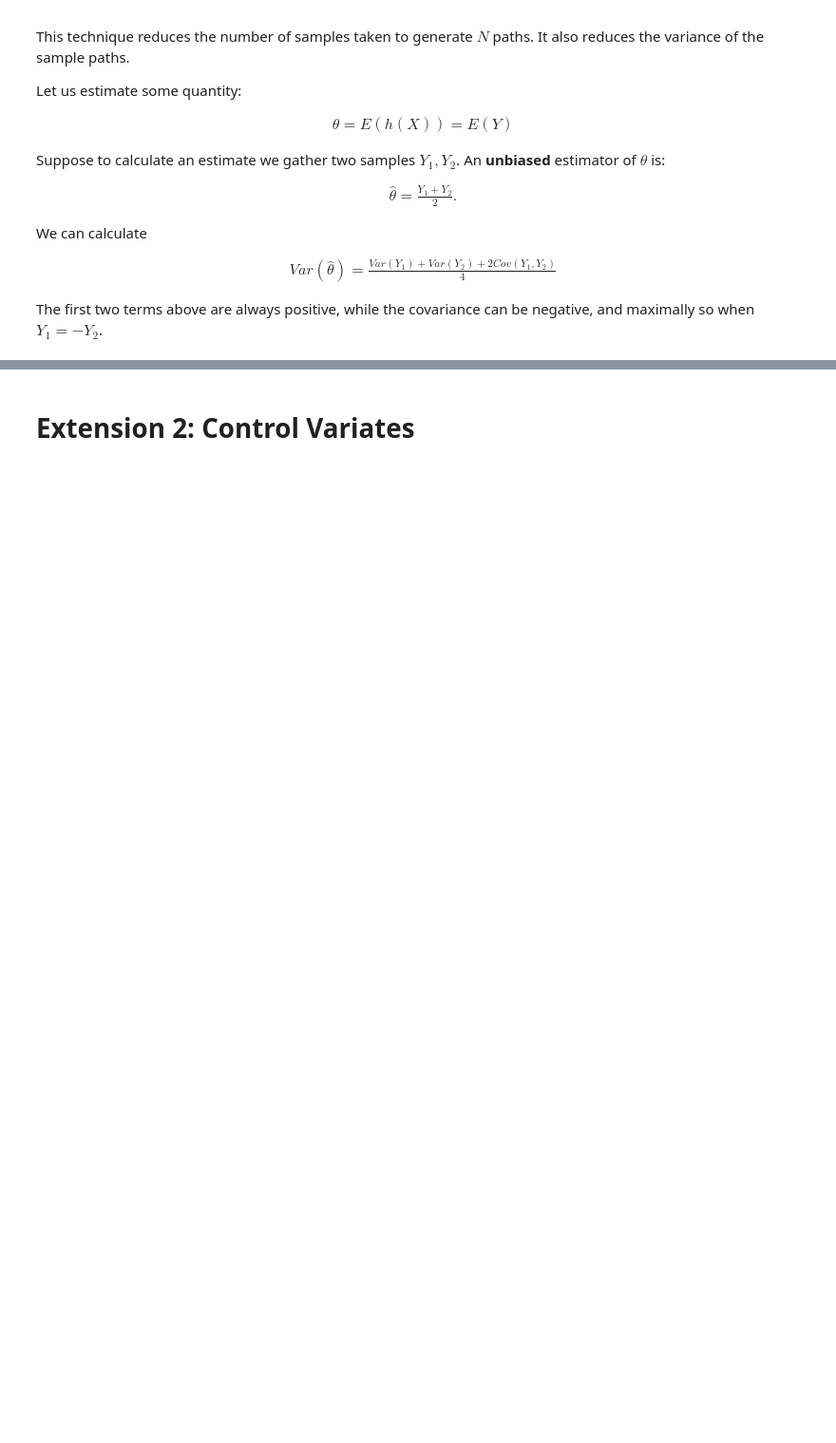
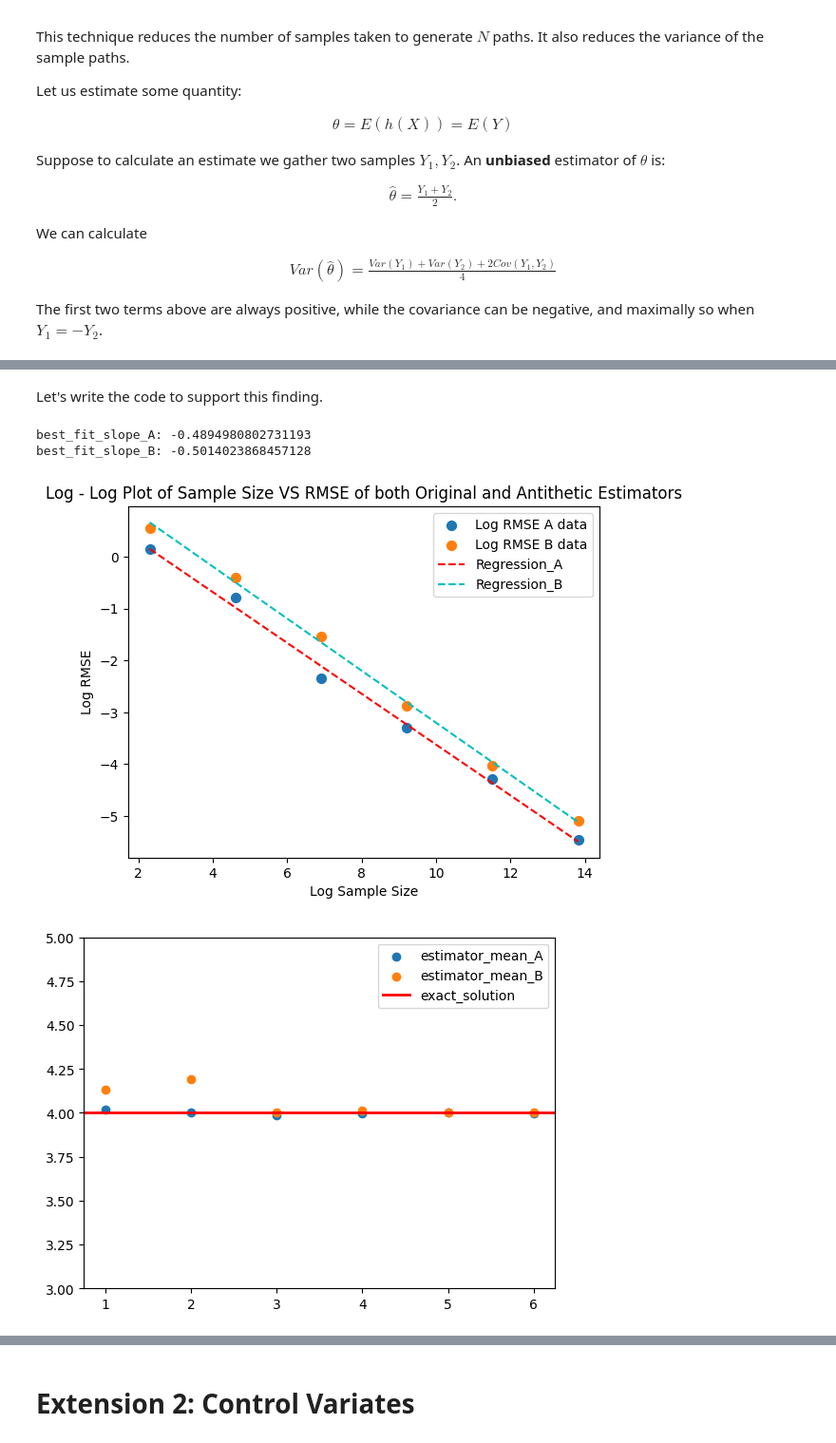
Before and after one commit to jlopez8/monte_carlo_lab, a Jupyter notebook: experiments/building_distributions.ipynb, the cells around one changed output, grey strips where cells are left out. Shown at 95% size. Saved outputs shown, nothing was run; the diff lists cells and outputs as text; code cells hidden in the pictures; blank space fills up the shorter version.

```diff
--- a/experiments/building_distributions.ipynb
+++ b/experiments/building_distributions.ipynb
@@ -123,7 +123,7 @@ for sample_size in log_sample_size:
     estimator_sdev.append(estimator_sdev_)
     estimator_rmse.append(estimator_rmse_)
 # %%
-# Compare against Theory
+# Compare against theory.
 
 # MC theory says:
 # Error proportional to 1/sqrt(N)
@@ -132,7 +132,7 @@ for sample_size in log_sample_size:
 # Using estimated output data, estimate the fit.
 from numpy.polynomial import Polynomial
 
-x_data = np.log(log_sample_size)
+x_data = np.log(log_sample_sizes)
 y_data = np.log(estimator_rmse)
 best_fit_line = Polynomial.fit(x_data, y_data, deg=1)
 
@@ -144,7 +144,7 @@ plt.figure()
 plt.scatter(x_data, y_data, s=50, label="Log RMSE data");
 plt.plot(x_data, list(map(lambda x: best_fit_slope * x + y_intercept, x_data)), color="red", linestyle="--", label="Linregression");
 
-plt.title("Log - Log Plot of sample size versus RMSE" "\n" r"Estimator $\mu_N  = \frac{1}{N} \sum_{i=1}^N X_i^2$");
+plt.title("Log - Log Plot of sample size VS RMSE" "\n" r"Estimator $\mu_N  = \frac{1}{N} \sum_{i=1}^N X_i^2$");
 plt.ylabel("Log RMSE");
 plt.xlabel("Log Sample Size");
 plt.legend();
@@ -152,7 +152,7 @@ plt.legend();
 
 # Plot the actual values compared to the mean.
 plt.figure()
-x_space = [np.log10(x) for x in log_sample_size]
+x_space = [np.log10(x) for x in log_sample_sizes]
 plt.scatter(x_space, estimator_mean);
 plt.axhline(y=sigma ** 2, color="red", linestyle="-", linewidth=2);
 # plt.xlim(0, 5)
@@ -403,0 +316,2 @@ E-theta_Bp: 0.0005220360515086897
+# %% [markdown]
+Let's write the code to support this finding.
@@ -403,0 +399,42 @@ E-theta_Bp: 0.0005220360515086897
+# %%
+# Compare against theory.
+from numpy.polynomial import Polynomial
+
+x_data = np.log(log_sample_sizes)
+y_data_A = np.log(estimator_rmse_A)
+y_data_B = np.log(estimator_rmse_B)
+
+# Best fit lines.
+best_fit_line_A = Polynomial.fit(x_data, y_data_A, deg=1)
+best_fit_line_B = Polynomial.fit(x_data, y_data_B, deg=1)
+y_intercept_A, best_fit_slope_A = best_fit_line_A.convert().coef
+y_intercept_B, best_fit_slope_B = best_fit_line_B.convert().coef
+print(f"best_fit_slope_A: {best_fit_slope_A}")
+print(f"best_fit_slope_B: {best_fit_slope_B}")
+
+plt.figure()
+plt.scatter(x_data, y_data_A, s=50, label="Log RMSE A data");
+plt.scatter(x_data, y_data_B, s=50, label="Log RMSE B data");
+plt.plot(x_data, list(map(lambda x: best_fit_slope_A * x + y_intercept_A, x_data)), color="red", linestyle="--", label="Regression_A");
+plt.plot(x_data, list(map(lambda x: best_fit_slope_B * x + y_intercept_B, x_data)), color="c", linestyle="--", label="Regression_B");
+
+plt.title("Log - Log Plot of Sample Size VS RMSE of both Original and Antithetic Estimators");
+plt.ylabel("Log RMSE");
+plt.xlabel("Log Sample Size");
+plt.legend();
+plt.legend();
+
+# Plot the actual values compared to the mean.
+plt.figure()
+x_space = [np.log10(x) for x in log_sample_sizes]
+plt.scatter(x_space, estimator_mean_A, label="estimator_mean_A");
+plt.scatter(x_space, estimator_mean_B, label="estimator_mean_B");
+plt.axhline(y=exact_solution, color="red", linestyle="-", linewidth=2, label="exact_solution");
+# plt.xlim(0, 5)
+plt.ylim(3, 5);
+plt.legend();
+# %% [output]
+best_fit_slope_A: -0.4894980802731193
+best_fit_slope_B: -0.5014023868457128
+[figure, added]
+[figure, added]
```
Also changed, not shown: parts of 33 cells of this notebook.
